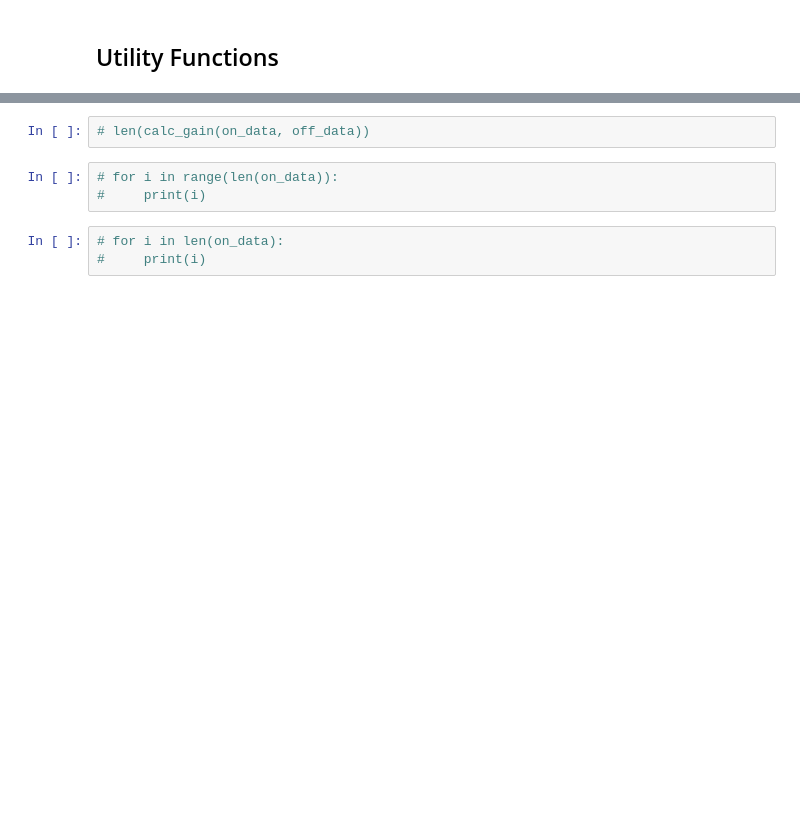
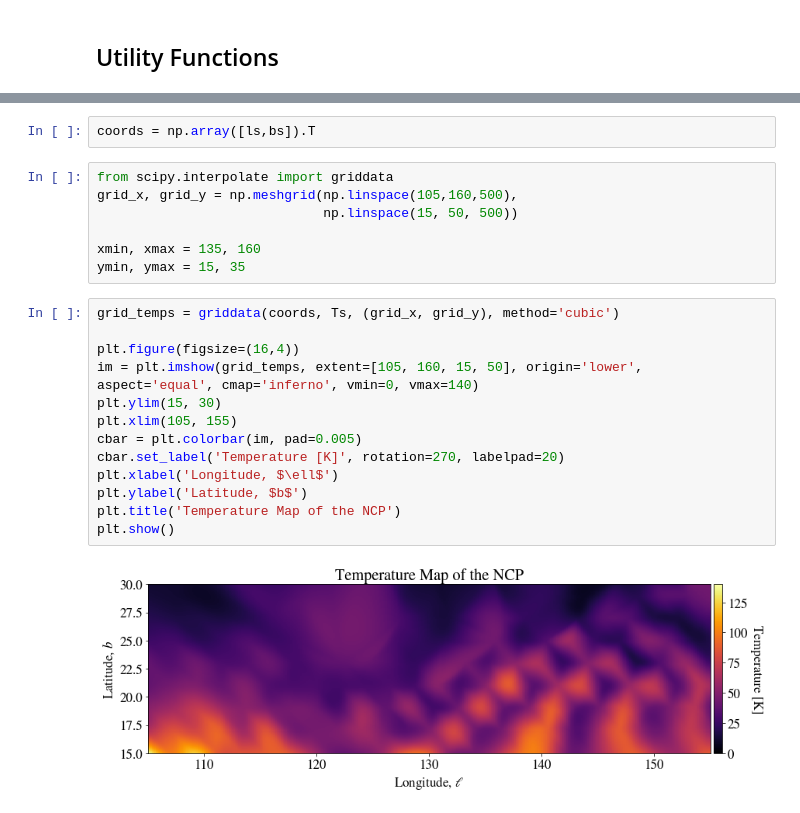
Before and after one commit to James11222/radiolab_repo, a Jupyter notebook: lab4/Darby/north_celestial_pole_mapping.ipynb, the cells around one changed output, grey strips where cells are left out. Cells and saved outputs as stored; diff of their text form; blank space fills up the shorter version.

Commit message:
temp and vel map

```diff
--- a/lab4/Darby/north_celestial_pole_mapping.ipynb
+++ b/lab4/Darby/north_celestial_pole_mapping.ipynb
@@ -325,8 +409,24 @@ array([-1352.95138896, -1352.64196557, -1352.33254219, ...,
-# %%
-# len(calc_gain(on_data, off_data))
-# %%
-# for i in range(len(on_data)):
-#     print(i)
-# %%
-# for i in len(on_data):
-#     print(i)
+# %%
+coords = np.array([ls,bs]).T
+# %%
+from scipy.interpolate import griddata
+grid_x, grid_y = np.meshgrid(np.linspace(105,160,500),
+                             np.linspace(15, 50, 500))
+
+xmin, xmax = 135, 160
+ymin, ymax = 15, 35
+# %%
+grid_temps = griddata(coords, Ts, (grid_x, grid_y), method='cubic')
+
+plt.figure(figsize=(16,4))
+im = plt.imshow(grid_temps, extent=[105, 160, 15, 50], origin='lower', aspect='equal', cmap='inferno', vmin=0, vmax=140)
+plt.ylim(15, 30)
+plt.xlim(105, 155)
+cbar = plt.colorbar(im, pad=0.005)
+cbar.set_label('Temperature [K]', rotation=270, labelpad=20)
+plt.xlabel('Longitude, $\ell$')
+plt.ylabel('Latitude, $b$')
+plt.title('Temperature Map of the NCP')
+plt.show()
+# %% [output]
+[figure, added]
```
Also changed, not shown: parts of 36 cells of this notebook.
